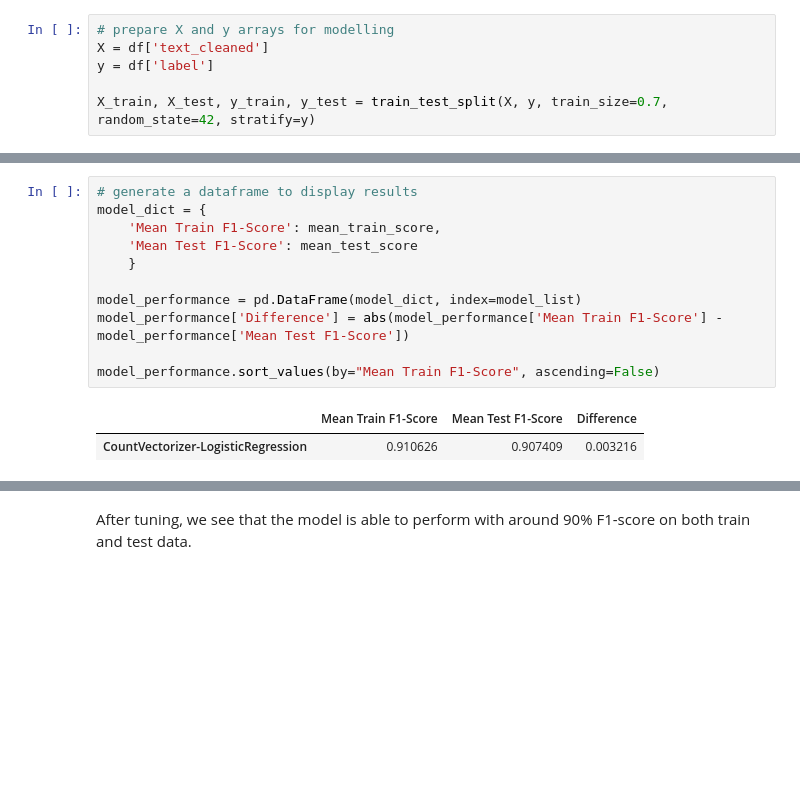
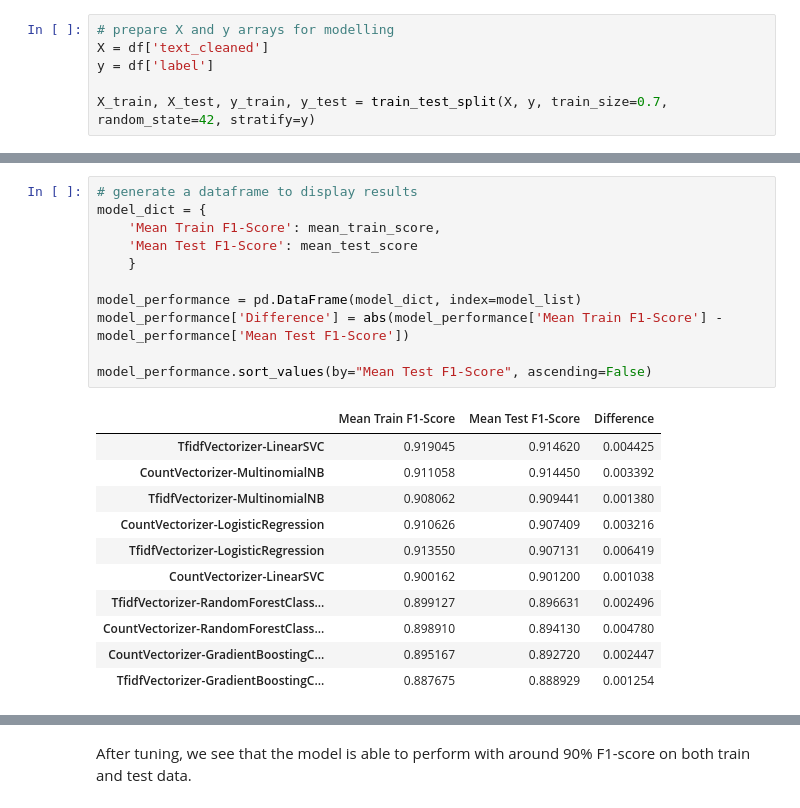
Before and after one commit to eeshawn11/DSI33-Shawn, a Jupyter notebook: Project3/code/code.ipynb, the cells around one changed output, grey strips where cells are left out. Saved outputs shown, nothing was run; the diff lists cells and outputs as text; blank space fills up the shorter version.

```diff
--- a/Project3/code/code.ipynb
+++ b/Project3/code/code.ipynb
@@ -753,16 +734,25 @@ Completed
 # %%
 # generate a dataframe to display results
 model_dict = {
     'Mean Train F1-Score': mean_train_score,
     'Mean Test F1-Score': mean_test_score
     }
 
 model_performance = pd.DataFrame(model_dict, index=model_list)
 model_performance['Difference'] = abs(model_performance['Mean Train F1-Score'] - model_performance['Mean Test F1-Score'])
 
-model_performance.sort_values(by="Mean Train F1-Score", ascending=False)
+model_performance.sort_values(by="Mean Test F1-Score", ascending=False)
 # %% [output]
 |  | Mean Train F1-Score | Mean Test F1-Score | Difference |
+| TfidfVectorizer-LinearSVC | 0.919045 | 0.914620 | 0.004425 |
+| CountVectorizer-MultinomialNB | 0.911058 | 0.914450 | 0.003392 |
+| TfidfVectorizer-MultinomialNB | 0.908062 | 0.909441 | 0.001380 |
 | CountVectorizer-LogisticRegression | 0.910626 | 0.907409 | 0.003216 |
+| TfidfVectorizer-LogisticRegression | 0.913550 | 0.907131 | 0.006419 |
+| CountVectorizer-LinearSVC | 0.900162 | 0.901200 | 0.001038 |
+| TfidfVectorizer-RandomForestClass... | 0.899127 | 0.896631 | 0.002496 |
+| CountVectorizer-RandomForestClass... | 0.898910 | 0.894130 | 0.004780 |
+| CountVectorizer-GradientBoostingC... | 0.895167 | 0.892720 | 0.002447 |
+| TfidfVectorizer-GradientBoostingC... | 0.887675 | 0.888929 | 0.001254 |
 # %% [markdown]
 ## Model Evaluation and Tuning
```
Also changed, not shown: parts of 28 cells of this notebook, 5 other files.
